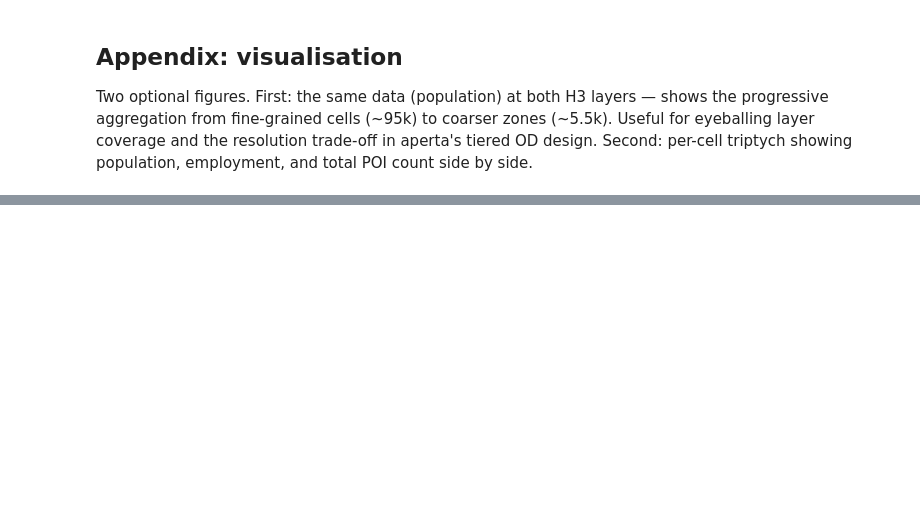
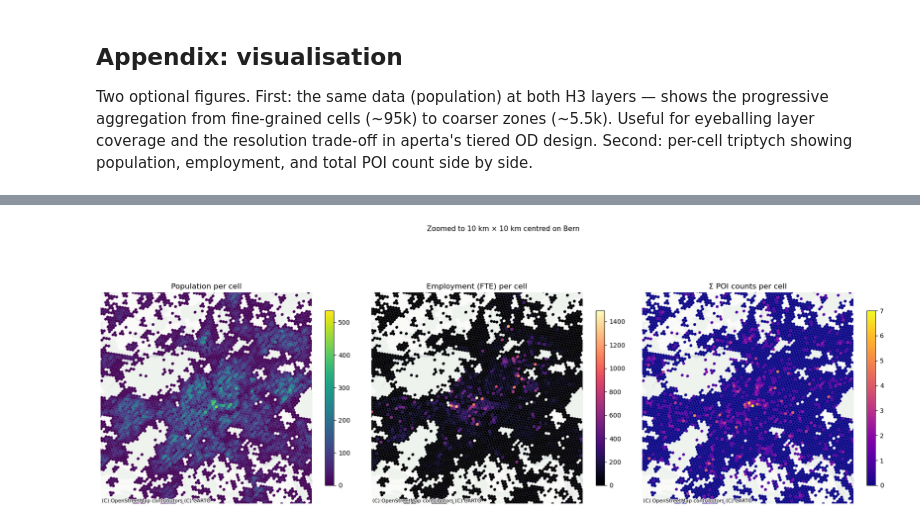
Before and after one commit to mmiotti/aperta, a Jupyter notebook: examples/extended/prepare/3_unit_mapping.ipynb, the cells around one changed output, grey strips where cells are left out. Cells and saved outputs as stored; diff of their text form; code cells hidden in the pictures; blank space fills up the shorter version.

```diff
--- a/examples/extended/prepare/3_unit_mapping.ipynb
+++ b/examples/extended/prepare/3_unit_mapping.ipynb
@@ -347,4 +387,11 @@ plt.show()
 # %%
+# Zoom box centred on Bern (LV95). The full study area is ~50 km across,
+# which makes individual H3-res-10 cells (~130 m diameter) hard to see;
+# this crop shows roughly inner Bern + immediate suburbs so per-cell
+# values are legible. Adjust ZOOM_HALF_WIDTH_M to widen / tighten.
+BERN_CENTER_LV95 = (2_600_000, 1_200_000)
+ZOOM_HALF_WIDTH_M = 5_000   # → 10 km × 10 km extent
+
 fig, axes = plt.subplots(1, 3, figsize=(18, 7))
 for ax, col, title, cmap in [
     (axes[0], 'population',       'Population per cell',           'viridis'),
@@ -358,11 +405,21 @@ for ax, col, title, cmap in [
         column=col, ax=ax, legend=True, cmap=cmap, edgecolor='none',
         legend_kwds={'shrink': 0.6},
     )
+    # Set zoom extents BEFORE add_basemap so contextily fetches tiles
+    # at the appropriate zoom level rather than for the full study area.
+    ax.set_xlim(BERN_CENTER_LV95[0] - ZOOM_HALF_WIDTH_M,
+                BERN_CENTER_LV95[0] + ZOOM_HALF_WIDTH_M)
+    ax.set_ylim(BERN_CENTER_LV95[1] - ZOOM_HALF_WIDTH_M,
+                BERN_CENTER_LV95[1] + ZOOM_HALF_WIDTH_M)
     cx.add_basemap(
         ax, source=cx.providers.CartoDB.Positron(r='@2x'), crs=CRS_METRIC,
     )
     ax.set_title(title)
     ax.set_axis_off()
 cells.drop(columns=['_poi_total'], inplace=True)
+plt.suptitle(f'Zoomed to {2 * ZOOM_HALF_WIDTH_M // 1000} km × '
+             f'{2 * ZOOM_HALF_WIDTH_M // 1000} km centred on Bern',
+             y=1.02, fontsize=11)
 plt.tight_layout()
 plt.show()
+# %% [output]
@@ -368,0 +429 @@ plt.show()
+[figure, added]
```
Also changed, not shown: parts of 13 cells of this notebook, 24 other files.
